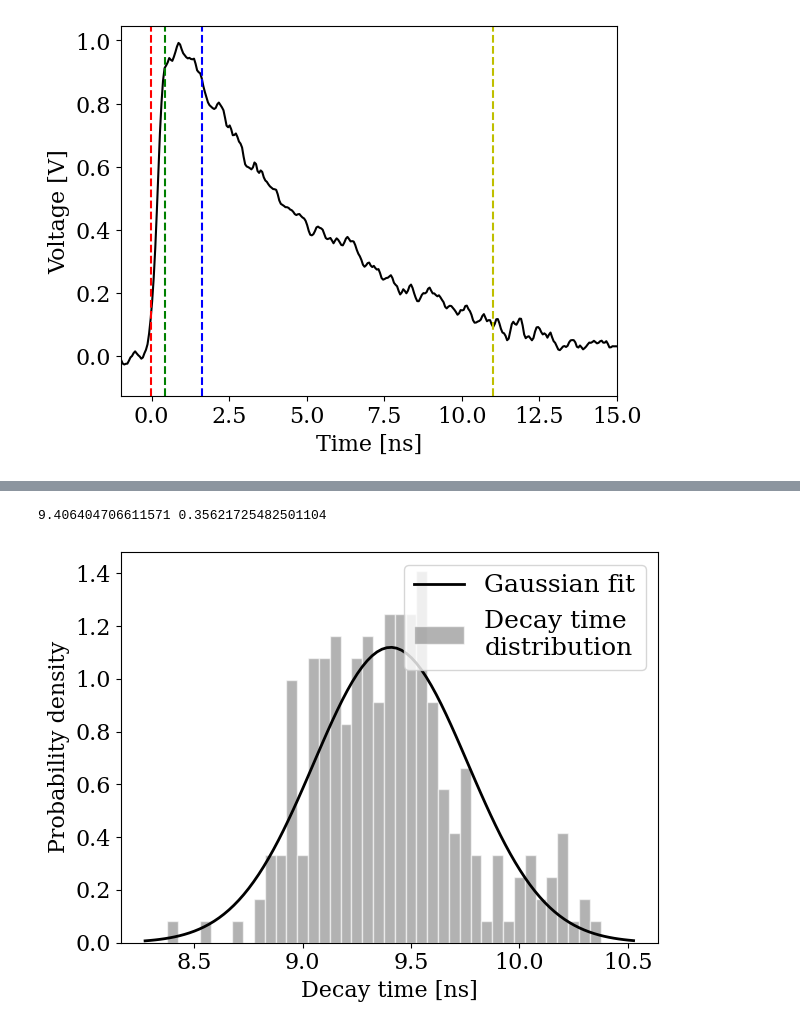
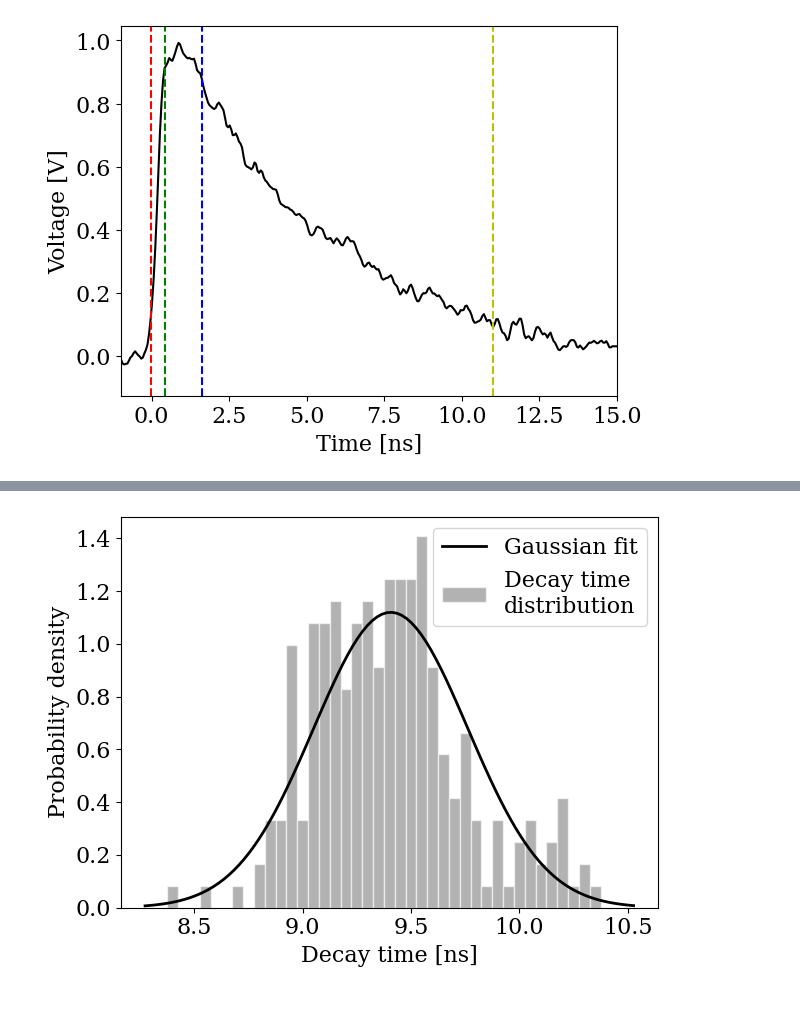
Before and after one commit to ermas3/SNSPD, a Jupyter notebook: data_analysis.ipynb, the cells around one changed output, grey strips where cells are left out. Cells and saved outputs as stored; diff of their text form; code cells hidden in the pictures.

```diff
--- a/data_analysis.ipynb
+++ b/data_analysis.ipynb
@@ -11,7 +11,7 @@ mpl.rcParams['xtick.labelsize'] = 16
 mpl.rcParams['ytick.labelsize'] = 16
 mpl.rcParams['axes.labelsize'] = 16
 mpl.rcParams['axes.titlesize'] = 24
-plt.rcParams['legend.fontsize'] = 18
+plt.rcParams['legend.fontsize'] = 16
 
 mpl.rcParams['font.family'] = 'serif'
 # %% [markdown]
@@ -209,29 +320,3 @@ plt.xlim(-1, 15)
 0.45000002 9.399998
 (-1.0, 15.0)
 [figure]
-# %%
-channel = 4
-
-filenames = os.listdir(f"data/detection_events_ch{channel}")
-
-times = pd.DataFrame(columns=["rise_time", "decay_time"])
-
-for filename in filenames:
-    path = f"data/detection_events_ch{channel}/" + filename
-    curr_event = pd.read_csv(path, sep=',', skiprows=4)
-    curr_event["Time"] = curr_event["Time"]*10**9
-    max_voltage = curr_event["Ampl"].max()
-    lower_limit = 0.1*max_voltage
-    upper_limit = 0.9*max_voltage
-
-    t1 = curr_event[curr_event["Ampl"] > lower_limit]["Time"].iloc[0]
-    t2 = curr_event[curr_event["Ampl"] > upper_limit]["Time"].iloc[0]
-    t3 = curr_event[(curr_event["Ampl"] < upper_limit) & (curr_event["Time"] > time_at_max_voltage)]["Time"].iloc[0]
-    t4 = curr_event[(curr_event["Ampl"] < lower_limit) & (curr_event["Time"] > time_at_max_voltage)]["Time"].iloc[0]
-
-    t_rise = t2 - t1
-    t_decay = t4 - t3
-
-    times.loc[len(times)] = [t_rise, t_decay]
-
-times
@@ -252,27 +323,22 @@ times
 # %%
 # Fit a normal distribution to the data:
-mu, std = norm.fit(times["decay_time"])
-
+mu_decay, std_decay = norm.fit(times["decay_time"])
 bin_edges = np.arange(8.40, 10.50, 0.05) - 0.025
 
 # Plot the histogram with gaussian fit
-plt.hist(times["decay_time"], bins = bin_edges, density=True, color='gray', alpha = 0.6, edgecolor= "white", label="Decay time\ndistribution")
+plt.hist(times["decay_time"], bins = bin_edges, density=True, color='gray', alpha = 0.6, edgecolor = "white", label="Decay time\ndistribution")
 
 # Plot the PDF.
 xmin, xmax = plt.xlim()
 x = np.linspace(xmin, xmax, 100)
-p = norm.pdf(x, mu, std)
+p = norm.pdf(x, mu_decay, std_decay)
 plt.plot(x, p, 'k', linewidth=2, label="Gaussian fit")
 
 plt.xlabel("Decay time [ns]")
 plt.ylabel("Probability density")
 plt.legend()
 plt.tight_layout()
-
-
-print(mu, std)
 # %% [output]
-9.406404706611571 0.35621725482501104
-[figure, old version]
+[figure, new version]
 # %%
 # Fit a normal distribution to the data:
```
Also changed, not shown: parts of 11 cells of this notebook, 3 other files.
